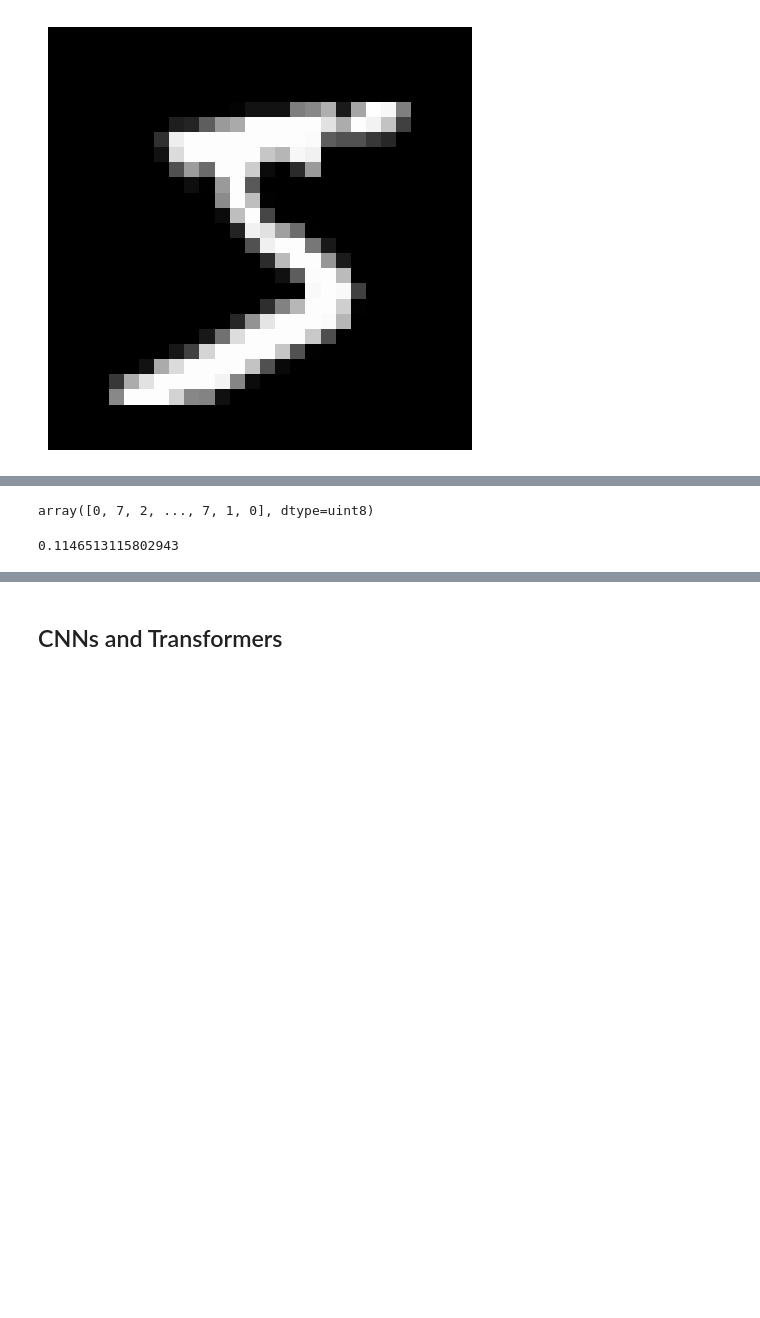
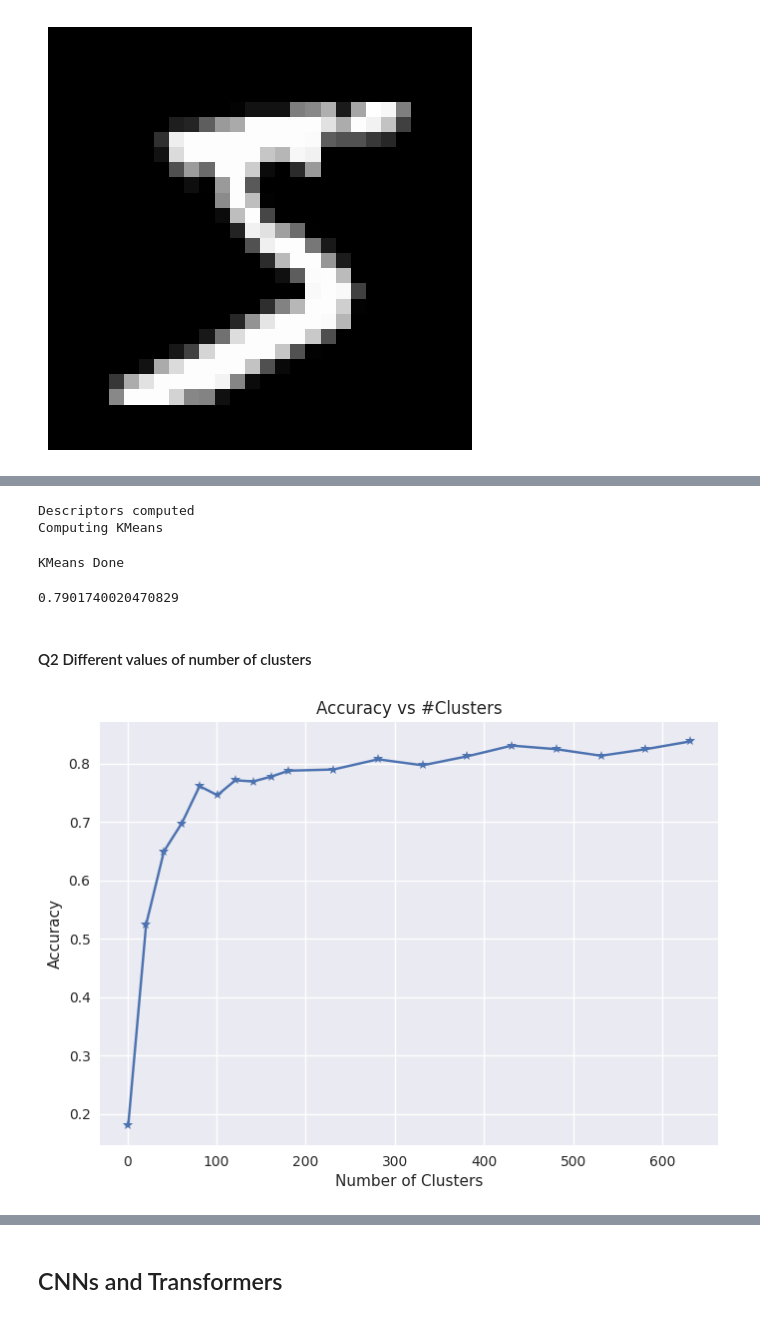
Before and after one commit to FaizalKarim280280/CV-Spring-2024, a Jupyter notebook: A2/main.ipynb, the cells around one changed output, grey strips where cells are left out. Drawn from its saved outputs; the diff is of its cells as text; code cells hidden in the pictures; blank space fills up the shorter version.

```diff
--- a/A2/main.ipynb
+++ b/A2/main.ipynb
@@ -146,6 +149,0 @@ array([[0.32063492, 0.        , 0.        , ..., 0.        , 0.        ,
-# %%
-from sklearn.preprocessing import StandardScaler
-
-scaler = StandardScaler()
-X = scaler.fit_transform(X)
-X
@@ -166,6 +150,18 @@ array([[-0.64485437, -0.77890583, -0.65967192, ..., -0.51180402,
 # %%
-from sklearn.model_selection import train_test_split
 
-X_train, X_test, y_train, y_test = train_test_split(X, y, test_size=0.2)
+def run_bow(n_clusters=200):
+    bag = BoW(images=train_images[:10000],
+            labels=train_labels[:10000],
+            n_clusters=n_clusters)
 
-X_train.shape, X_test.shape, y_train.shape, y_test.shape
+    X, y = bag.fit(descriptors_path=None)
+
+
+    X_train, X_test, y_train, y_test = train_test_split(X, y, test_size=0.1)
+
+    X_train.shape, X_test.shape, y_train.shape, y_test.shape
+
+    svm_model = SVC()
+    svm_model.fit(X_train, y_train)
+
+    return svm_model.score(X_test, y_test)
@@ -197,10 +168,29 @@ array([1, 1, 1, 1, 1, 1, 1, 1, 1, 1, 1, 1, 1, 1, 1, 1, 1, 1, 1, 1, 1, 1,
-# %%
-y_test
-# %% [output]
-array([0, 7, 2, ..., 7, 1, 0], dtype=uint8)
-# %%
-y_pred = svm_model.predict(X_train)
-accuracy = accuracy_score(y_train, y_pred)
-accuracy
-# %% [output]
-0.1146513115802943
+# %%
+run_bow(n_clusters=200)
+# %% [output]
+Descriptors computed
+Computing KMeans
+KMeans Done
+0.7901740020470829
+# %% [markdown]
+#### Q2 Different values of number of clusters
+# %%
+n_clusters = 1
+bow_acc = []
+bow_clusters = []
+
+for i in range(1, 20):
+    bow_acc.append(run_bow(n_clusters))
+    bow_clusters.append(n_clusters)
+    if i < 10:
+        n_clusters += 20
+    else:
+        n_clusters += 50
+# %%
+plt.plot(bow_clusters, bow_acc, marker='*')
+plt.title('Accuracy vs #Clusters')
+plt.xlabel('Number of Clusters')
+plt.ylabel('Accuracy')
+plt.show()
+# %% [output]
+[figure, added]
```
Also changed, not shown: parts of 32 cells of this notebook.
